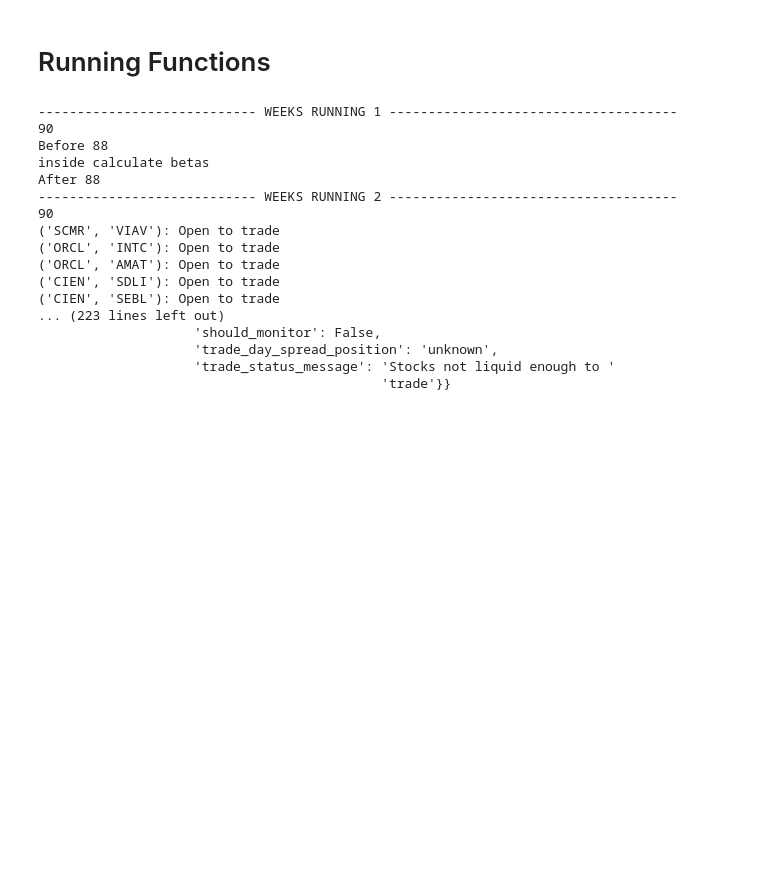
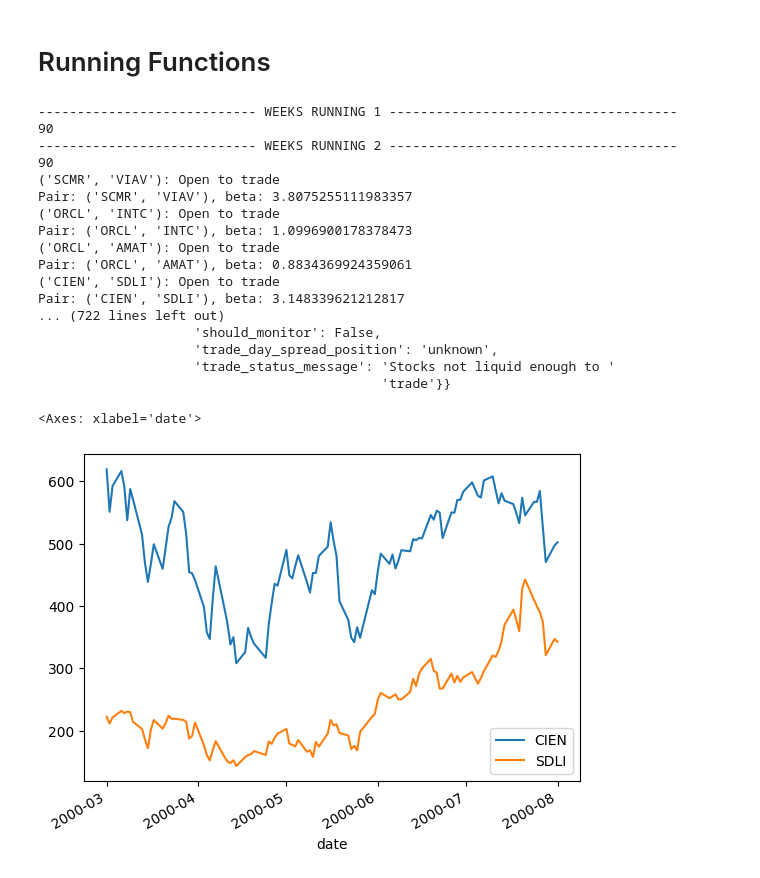
Before and after one commit to TInglefield/Math4920Project, a Jupyter notebook: Project_Draft2.ipynb, the cells around one changed output. Cells and saved outputs as stored; diff of their text form; code cells hidden in the pictures; blank space fills up the shorter version.

```diff
--- a/Project_Draft2.ipynb
+++ b/Project_Draft2.ipynb
@@ -17,10 +17,10 @@ import matplotlib.dates as mdates
 from datetime import datetime
 # %%
 # Paths:
-# price_path = '/Users/tuckeringlefield/Desktop/FinanceData/price_data_from_shardar.csv'
-# cap_path = '/Users/tuckeringlefield/Desktop/FinanceData/cap_data_from_shardar.csv'
-price_path = "C:/Users/lukee/Downloads/price_data_from_shardar.csv"
-cap_path = "C:/Users/lukee/Downloads/cap_data_from_shardar.csv"
+price_path = '/Users/tuckeringlefield/Desktop/FinanceData/price_data_from_shardar.csv'
+cap_path = '/Users/tuckeringlefield/Desktop/FinanceData/cap_data_from_shardar.csv'
+#price_path = "C:/Users/lukee/Downloads/price_data_from_shardar.csv"
+#cap_path = "C:/Users/lukee/Downloads/cap_data_from_shardar.csv"
 
 # Reading Data:
 prices_df = pd.read_csv(price_path, index_col='date')
@@ -490,23 +488,39 @@ coint_dict = {
 # %%
 # results = monitor_group_of_pairs(coint_dict, 5)
 import pprint
-results = monitor_group_of_pairs(20, 5)
+results = monitor_group_of_pairs(20, 15)
 pprint.pprint(results)
 # %% [output]
 ---------------------------- WEEKS RUNNING 1 -------------------------------------
 90
-Before 88
-inside calculate betas
-After 88
 ---------------------------- WEEKS RUNNING 2 -------------------------------------
 90
 ('SCMR', 'VIAV'): Open to trade
+Pair: ('SCMR', 'VIAV'), beta: 3.8075255111983357
 ('ORCL', 'INTC'): Open to trade
+Pair: ('ORCL', 'INTC'), beta: 1.0996900178378473
 ('ORCL', 'AMAT'): Open to trade
+Pair: ('ORCL', 'AMAT'), beta: 0.8834369924359061
 ('CIEN', 'SDLI'): Open to trade
-('CIEN', 'SEBL'): Open to trade
-... (223 lines left out)
+Pair: ('CIEN', 'SDLI'), beta: 3.148339621212817
+... (722 lines left out)
                     'should_monitor': False,
                     'trade_day_spread_position': 'unknown',
                     'trade_status_message': 'Stocks not liquid enough to '
                                             'trade'}}
+# %%
+#'CIEN', 'SDLI'
+#                   'close_trade_dates': ['2000-05-31'],
+#                    'cointegration_end_dates': ['2000-05-31'],
+#                    'cointegration_start_dates': ['2000-05-19'],
+#                    'is_cointegrated': False,
+# #                    'open_trade_dates': ['2000-05-22'],
+#                     'should_monitor': False,
+#                     'trade_day_spread_position': 'unknown',
+#                     'trade_status_message': 'Stocks not currently '
+#                                             'cointegrated'},
+
+prices_with_market[['CIEN', 'SDLI']]['2000-03-01':'2000-08-01'].plot()
+# %% [output]
+<Axes: xlabel='date'>
+[figure, added]
```
Also changed, not shown: parts of 2 cells of this notebook.
